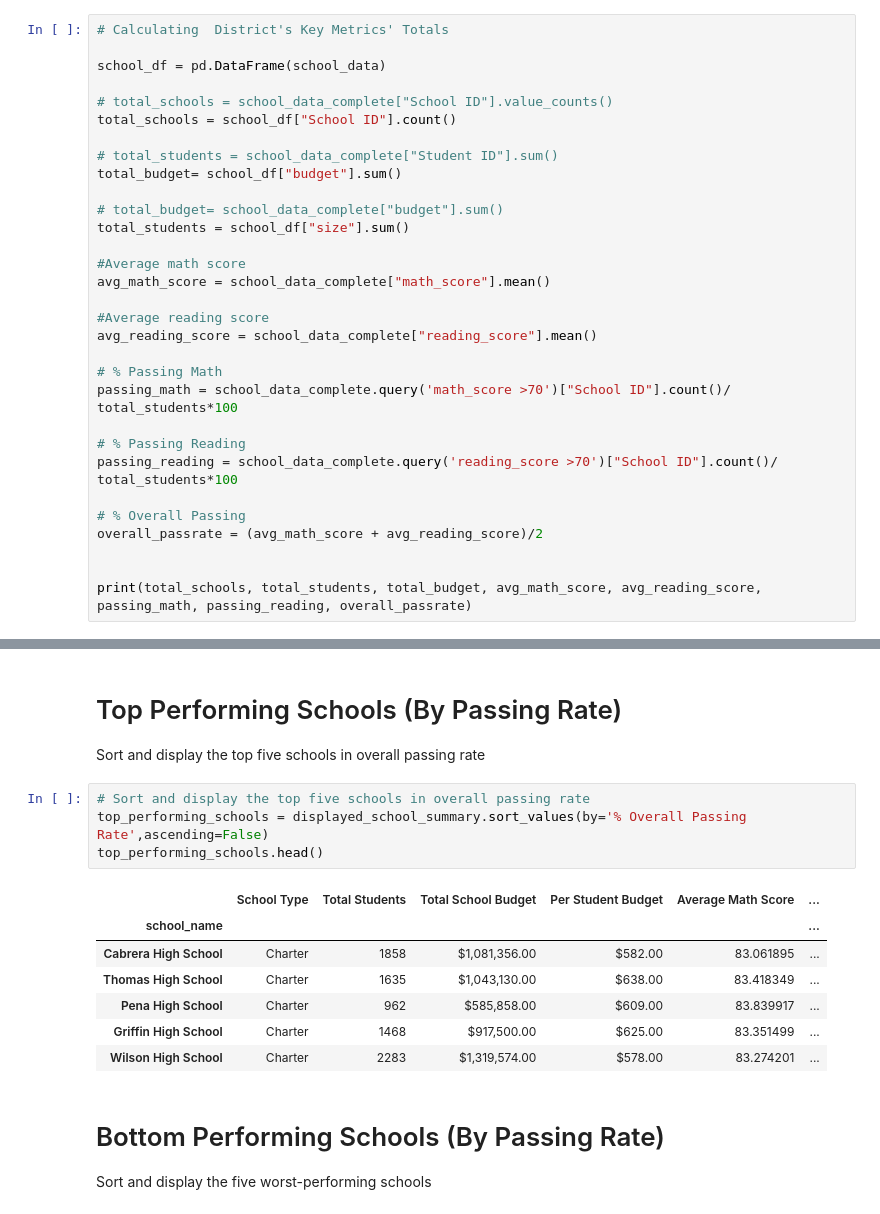
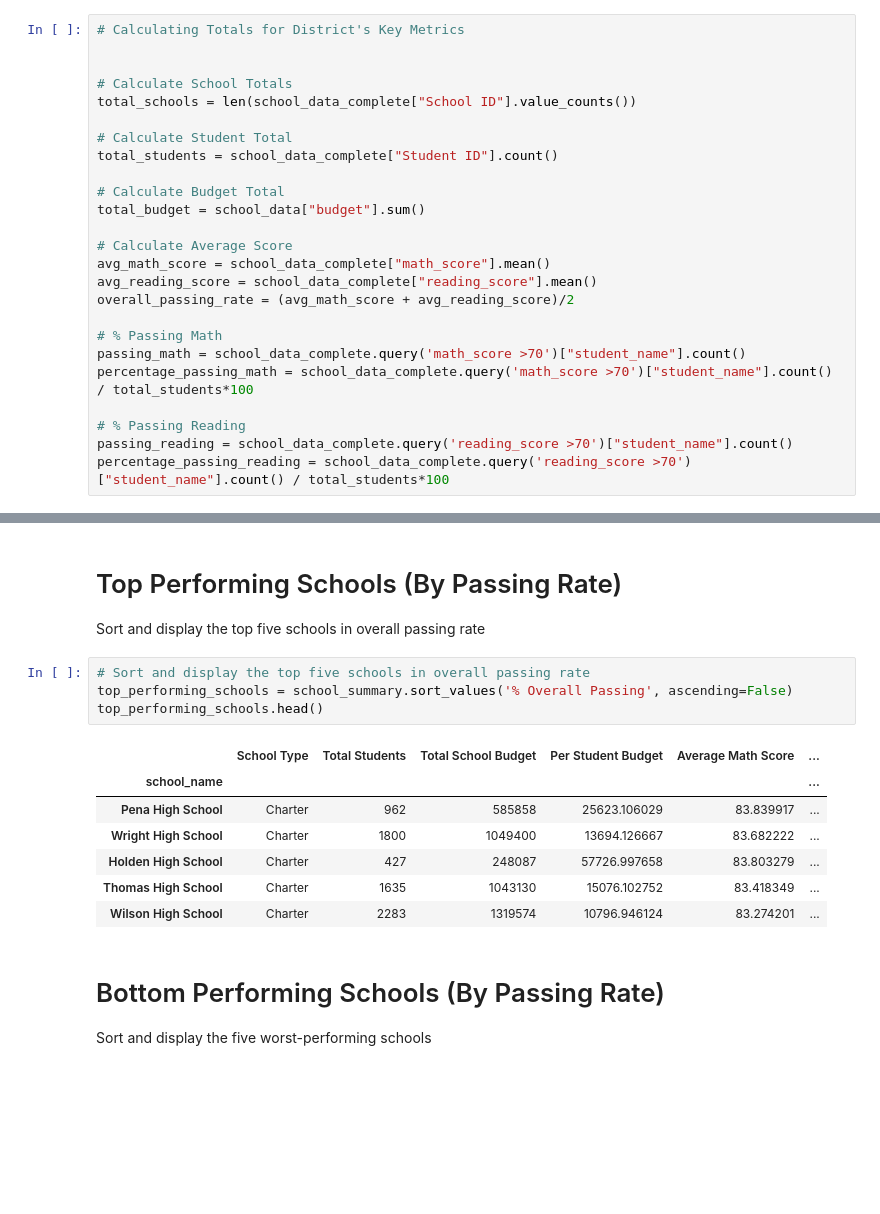
Before and after one commit to Posh007/pandas-challenge, a Jupyter notebook: PyCitySchools/PyCitySchools.ipynb, the cells around one changed output, grey strips where cells are left out. Drawn from its saved outputs; the diff is of its cells as text; blank space fills up the shorter version.

```diff
--- a/PyCitySchools/PyCitySchools.ipynb
+++ b/PyCitySchools/PyCitySchools.ipynb
@@ -46,33 +46,27 @@ Average Reading Score
 
 % Overall Passing (The percentage of students that passed math and reading.)
 # %%
-# Calculating  District's Key Metrics' Totals
+# Calculating Totals for District's Key Metrics
 
-school_df = pd.DataFrame(school_data)
 
-# total_schools = school_data_complete["School ID"].value_counts()
-total_schools = school_df["School ID"].count()
+# Calculate School Totals
+total_schools = len(school_data_complete["School ID"].value_counts())
 
-# total_students = school_data_complete["Student ID"].sum()
-total_budget= school_df["budget"].sum()
+# Calculate Student Total
+total_students = school_data_complete["Student ID"].count()
 
-# total_budget= school_data_complete["budget"].sum()
-total_students = school_df["size"].sum()
+# Calculate Budget Total
+total_budget = school_data["budget"].sum()
 
-#Average math score
+# Calculate Average Score
 avg_math_score = school_data_complete["math_score"].mean()
-
-#Average reading score
 avg_reading_score = school_data_complete["reading_score"].mean()
+overall_passing_rate = (avg_math_score + avg_reading_score)/2
 
 # % Passing Math
-passing_math = school_data_complete.query('math_score >70')["School ID"].count()/ total_students*100
+passing_math = school_data_complete.query('math_score >70')["student_name"].count()
+percentage_passing_math = school_data_complete.query('math_score >70')["student_name"].count() / total_students*100
 
 # % Passing Reading
-passing_reading = school_data_complete.query('reading_score >70')["School ID"].count()/ total_students*100
-
-# % Overall Passing
-overall_passrate = (avg_math_score + avg_reading_score)/2
-
-
-print(total_schools, total_students, total_budget, avg_math_score, avg_reading_score, passing_math, passing_reading, overall_passrate)
+passing_reading = school_data_complete.query('reading_score >70')["student_name"].count()
+percentage_passing_reading = school_data_complete.query('reading_score >70')["student_name"].count() / total_students*100
@@ -209,16 +200,16 @@ school_summary
 Sort and display the top five schools in overall passing rate
 # %%
 # Sort and display the top five schools in overall passing rate
-top_performing_schools = displayed_school_summary.sort_values(by='% Overall Passing Rate',ascending=False)
+top_performing_schools = school_summary.sort_values('% Overall Passing', ascending=False)
 top_performing_schools.head()
 # %% [output]
 |  | School Type | Total Students | Total School Budget | Per Student Budget | Average Math Score | ... |
 | school_name |  |  |  |  |  | ... |
-| Cabrera High School | Charter | 1858 | $1,081,356.00 | $582.00 | 83.061895 | ... |
-| Thomas High School | Charter | 1635 | $1,043,130.00 | $638.00 | 83.418349 | ... |
-| Pena High School | Charter | 962 | $585,858.00 | $609.00 | 83.839917 | ... |
-| Griffin High School | Charter | 1468 | $917,500.00 | $625.00 | 83.351499 | ... |
-| Wilson High School | Charter | 2283 | $1,319,574.00 | $578.00 | 83.274201 | ... |
+| Pena High School | Charter | 962 | 585858 | 25623.106029 | 83.839917 | ... |
+| Wright High School | Charter | 1800 | 1049400 | 13694.126667 | 83.682222 | ... |
+| Holden High School | Charter | 427 | 248087 | 57726.997658 | 83.803279 | ... |
+| Thomas High School | Charter | 1635 | 1043130 | 15076.102752 | 83.418349 | ... |
+| Wilson High School | Charter | 2283 | 1319574 | 10796.946124 | 83.274201 | ... |
 # %% [markdown]
 # Bottom Performing Schools (By Passing Rate)
 
```
Also changed, not shown: parts of 26 cells of this notebook.
